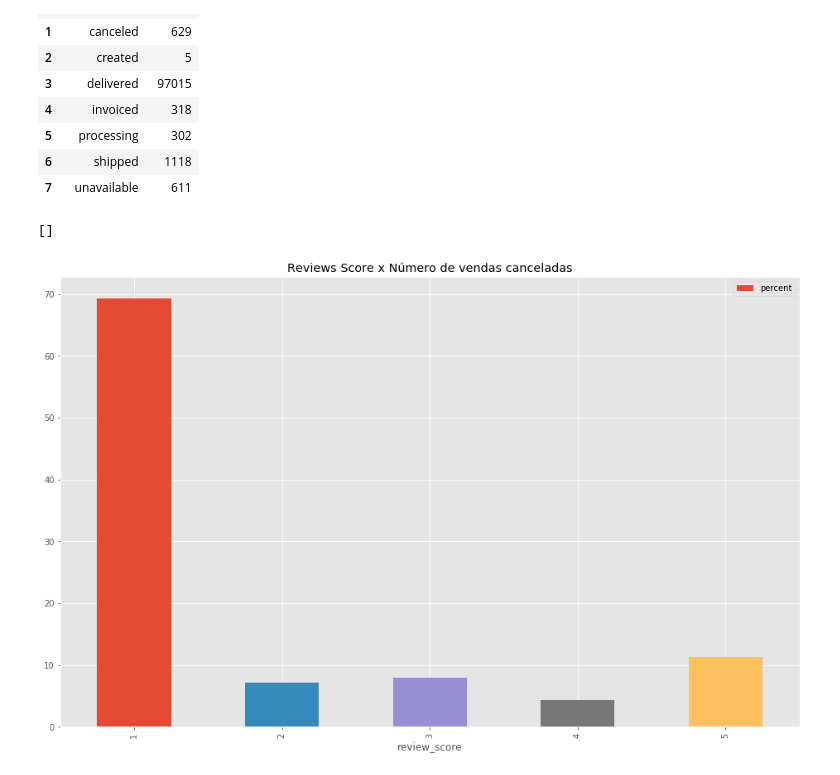
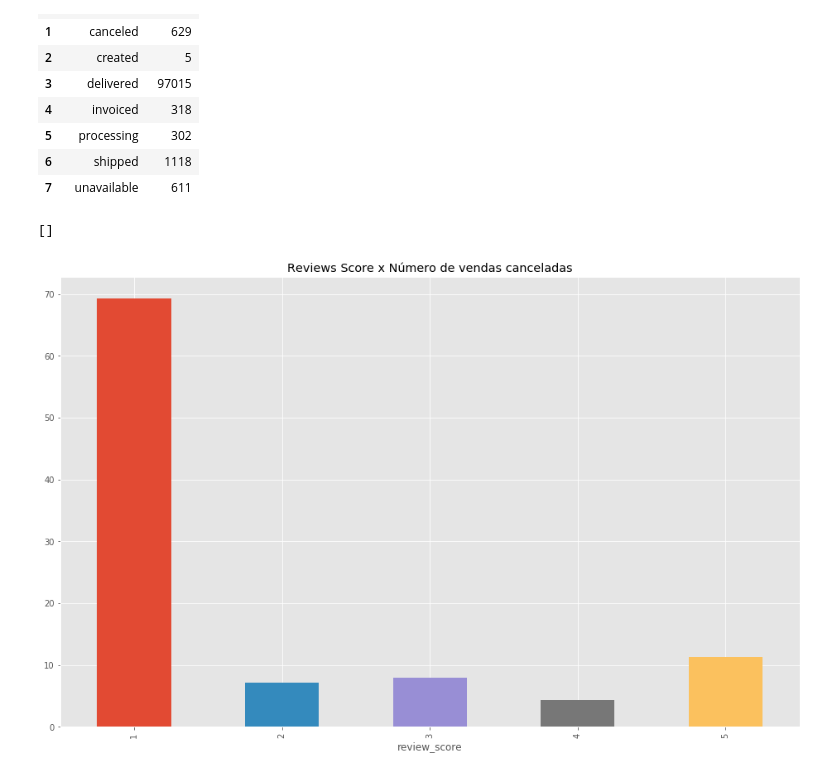
Before and after one commit to Crissky/brazilian-ecommerce, a Jupyter notebook: Notebooks/GERAL.ipynb, the cells around one changed output. Cells and saved outputs as stored; diff of their text form; code cells hidden in the pictures.

```diff
--- a/Notebooks/GERAL.ipynb
+++ b/Notebooks/GERAL.ipynb
@@ -1063,10 +1065,10 @@ canceled_score = canceled_score[canceled_score['order_status'] == 'canceled']
 
 canceled_score['percent'] = (canceled_score['counts'] / canceled_score['counts'].sum())*100
 # %%
-barPlot = canceled_score.plot(kind='bar', x=canceled_score['review_score'].name, y=canceled_score['percent'].name)
+barPlot = canceled_score.plot(kind='bar', x=canceled_score['review_score'].name, y=canceled_score['percent'].name, legend=False)
 barPlot.set_title('Reviews Score x Número de vendas canceladas')
 
 barPlot.plot()
 # %% [output]
 []
-[figure, old version]
+[figure, new version]
```
Also changed, not shown: parts of 16 cells of this notebook.
